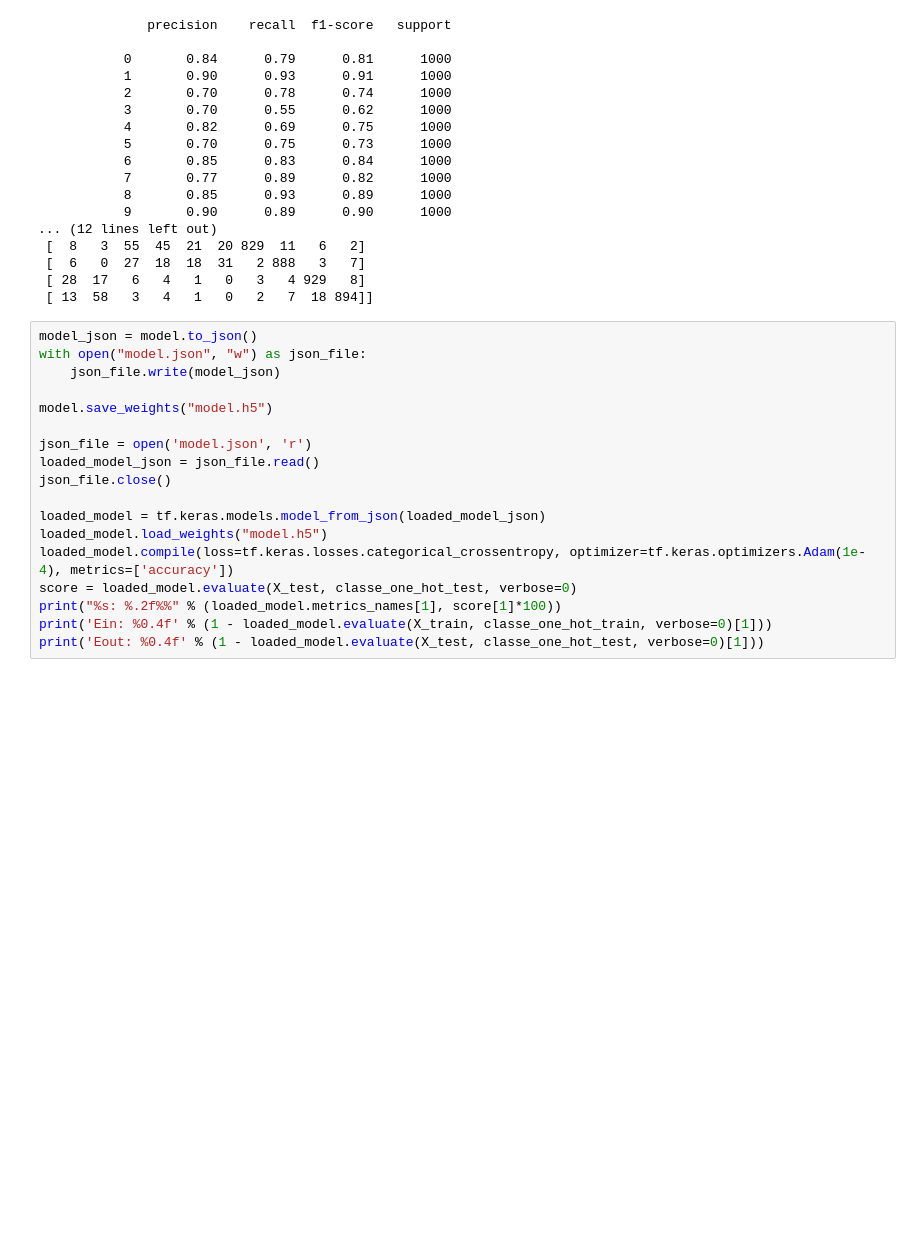
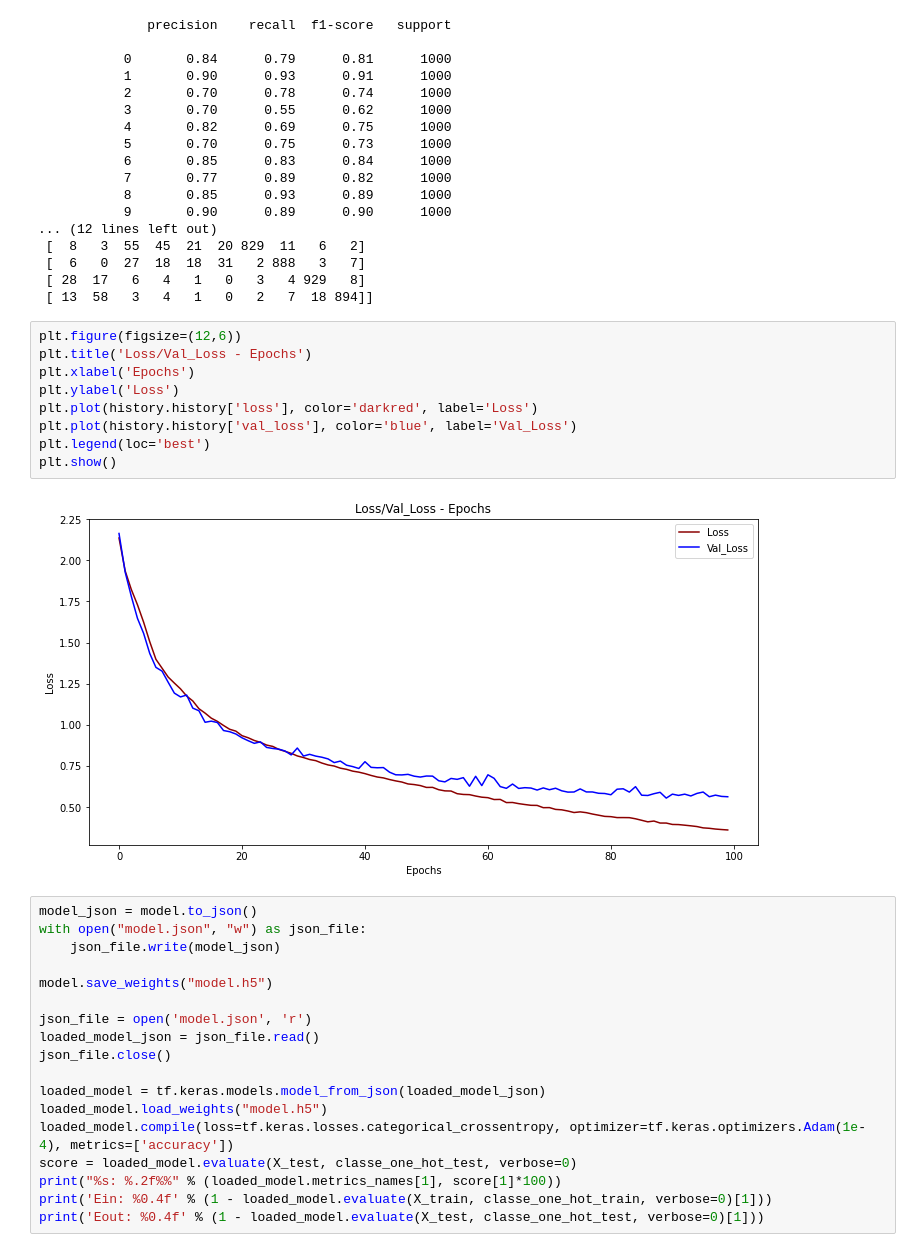
Before and after one commit to gregorylira/Deep-Learning, a Jupyter notebook: Atividade2/Atividade_2.ipynb, the cells around one changed output. Drawn from its saved outputs; the diff is of its cells as text; blank space fills up the shorter version.

```diff
--- a/Atividade2/Atividade_2.ipynb
+++ b/Atividade2/Atividade_2.ipynb
@@ -756,6 +756,17 @@ print(confusion_matrix(y_test,y_pred))
  [  6   0  27  18  18  31   2 888   3   7]
  [ 28  17   6   4   1   0   3   4 929   8]
  [ 13  58   3   4   1   0   2   7  18 894]]
+# %%
+plt.figure(figsize=(12,6))
+plt.title('Loss/Val_Loss - Epochs')
+plt.xlabel('Epochs')
+plt.ylabel('Loss')
+plt.plot(history.history['loss'], color='darkred', label='Loss')
+plt.plot(history.history['val_loss'], color='blue', label='Val_Loss')
+plt.legend(loc='best')
+plt.show()
+# %% [output]
+[figure, added]
 # %%
 model_json = model.to_json()
 with open("model.json", "w") as json_file:
```
Also changed, not shown: parts of 3 cells of this notebook.
